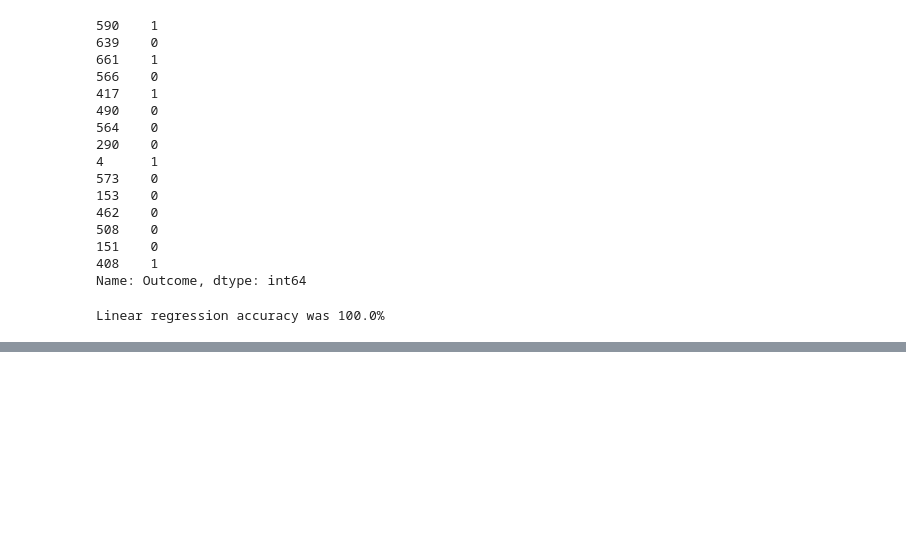
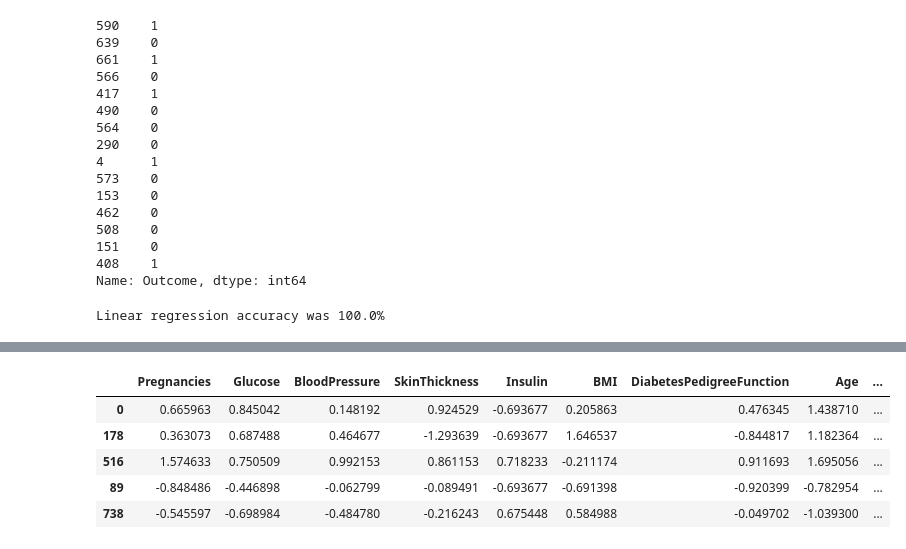
Before and after one commit to jestinakuruvila/AITraining_April24, a Jupyter notebook: EY_ClassificationTest.ipynb, the cells around one changed output, grey strips where cells are left out. Drawn from its saved outputs; the diff is of its cells as text; code cells hidden in the pictures; blank space fills up the shorter version.

```diff
--- a/EY_ClassificationTest.ipynb
+++ b/EY_ClassificationTest.ipynb
@@ -204,0 +237,9 @@ Linear regression accuracy was 100.0%
+# %%
+xtrain_norm.head()
+# %% [output]
+|  | Pregnancies | Glucose | BloodPressure | SkinThickness | Insulin | BMI | DiabetesPedigreeFunction | Age | ... |
+| 0 | 0.665963 | 0.845042 | 0.148192 | 0.924529 | -0.693677 | 0.205863 | 0.476345 | 1.438710 | ... |
+| 178 | 0.363073 | 0.687488 | 0.464677 | -1.293639 | -0.693677 | 1.646537 | -0.844817 | 1.182364 | ... |
+| 516 | 1.574633 | 0.750509 | 0.992153 | 0.861153 | 0.718233 | -0.211174 | 0.911693 | 1.695056 | ... |
+| 89 | -0.848486 | -0.446898 | -0.062799 | -0.089491 | -0.693677 | -0.691398 | -0.920399 | -0.782954 | ... |
+| 738 | -0.545597 | -0.698984 | -0.484780 | -0.216243 | 0.675448 | 0.584988 | -0.049702 | -1.039300 | ... |
```
Also changed, not shown: parts of 15 cells of this notebook.
